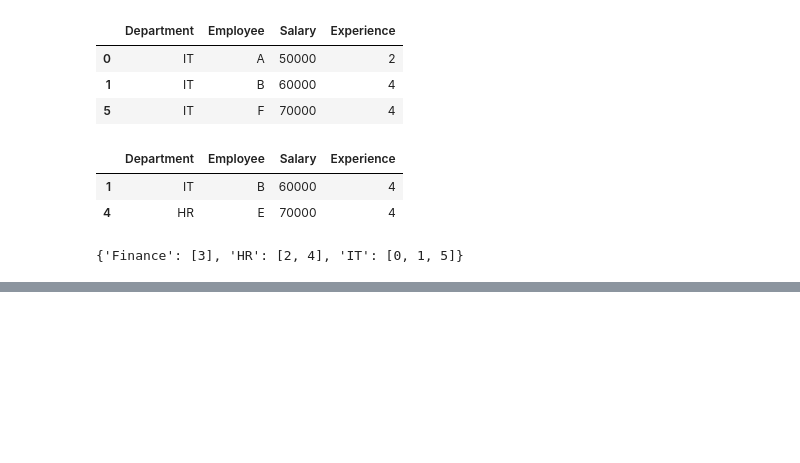
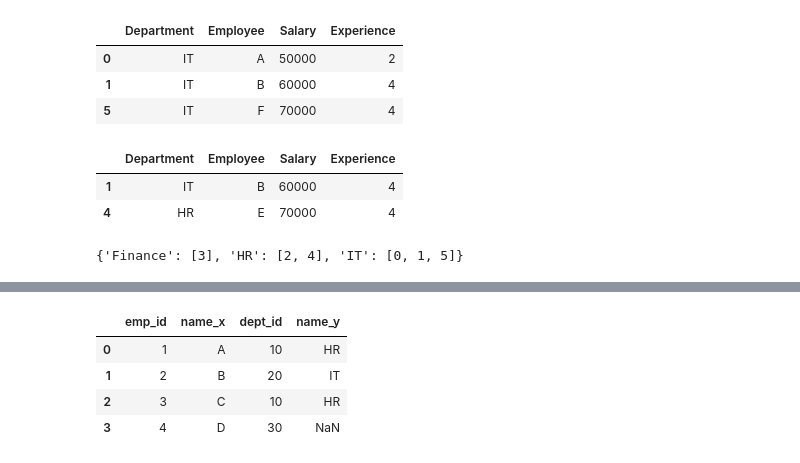
Before and after one commit to Krisha1011/Code, a Jupyter notebook: Python-2(B5)/Unit-1.ipynb, the cells around one changed output, grey strips where cells are left out. Saved outputs shown, nothing was run; the diff lists cells and outputs as text; code cells hidden in the pictures; blank space fills up the shorter version.

```diff
--- a/Python-2(B5)/Unit-1.ipynb
+++ b/Python-2(B5)/Unit-1.ipynb
@@ -517,0 +611,8 @@ df.groupby('Department').groups #gives index values in dictionary by group
+# %%
+pd.merge(emp,dept,on='dept_id',how='left')
+# %% [output]
+|  | emp_id | name_x | dept_id | name_y |
+| 0 | 1 | A | 10 | HR |
+| 1 | 2 | B | 20 | IT |
+| 2 | 3 | C | 10 | HR |
+| 3 | 4 | D | 30 | NaN |
```
Also changed, not shown: parts of 14 cells of this notebook, 1 other file.
